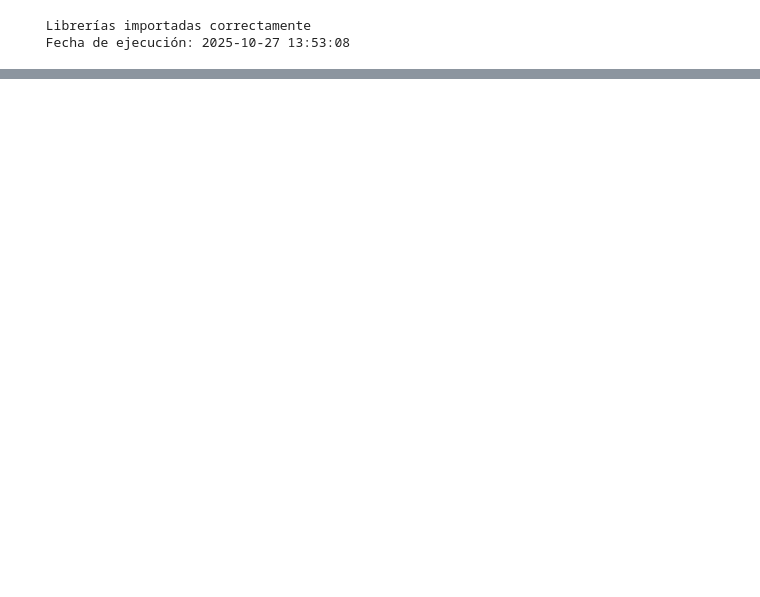
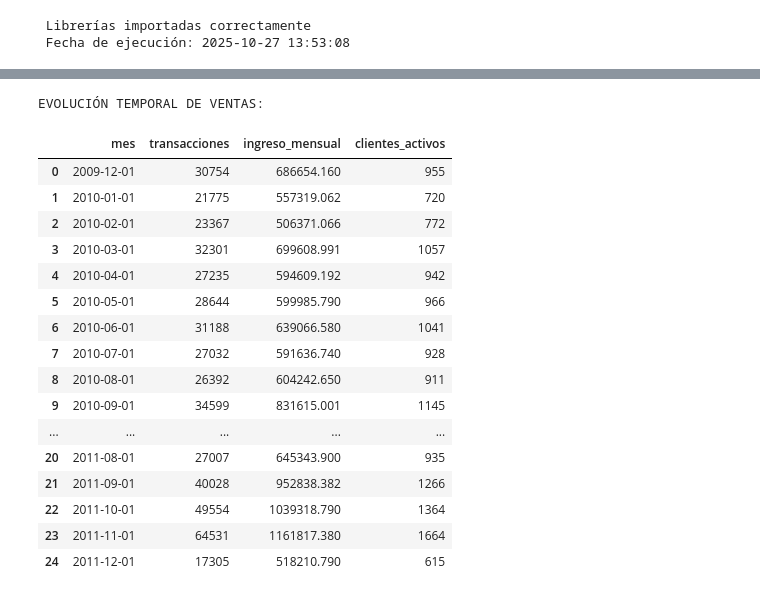
Before and after one commit to oyar23/sql-kpi-engine, a Jupyter notebook: notebooks/01_exploracion_datos.ipynb, the cells around one changed output, grey strips where cells are left out. Saved outputs shown, nothing was run; the diff lists cells and outputs as text; code cells hidden in the pictures; blank space fills up the shorter version.

```diff
--- a/notebooks/01_exploracion_datos.ipynb
+++ b/notebooks/01_exploracion_datos.ipynb
@@ -26,0 +182,25 @@ FileNotFoundError: [Errno 2] No such file or directory: './data/online_retail_II
+# %%
+print("CONFIGURANDO DUCKDB PARA ANÁLISIS SQL")
+print("=" * 50)
+
+# Crear conexión DuckDB
+con = duckdb.connect()
+
+# Registrar DataFrame limpio como tabla SQL
+con.register('ventas', df_clean)
+
+print("Conexión DuckDB establecida")
+print("Tabla 'ventas' registrada para consultas SQL")
+
+# Probar con consulta básica
+result = con.execute("""
+    SELECT
+        COUNT(*) as total_filas,
+        COUNT(DISTINCT "Customer ID") as clientes_unicos,
+        MIN(InvoiceDate) as fecha_inicio,
+        MAX(InvoiceDate) as fecha_fin,
+        SUM(Total_Revenue) as ingreso_total
+    FROM ventas
+""").fetchdf()
+
+display(result)
@@ -26,0 +259,33 @@ FileNotFoundError: [Errno 2] No such file or directory: './data/online_retail_II
+# %%
+# Evolución temporal de ventas
+print("EVOLUCIÓN TEMPORAL DE VENTAS:")
+ventas_mensuales = con.execute("""
+    SELECT
+        DATE_TRUNC('month', CAST(InvoiceDate AS DATE)) as mes,
+        COUNT(*) as transacciones,
+        SUM(Total_Revenue) as ingreso_mensual,
+        COUNT(DISTINCT "Customer ID") as clientes_activos
+    FROM ventas
+    GROUP BY mes
+    ORDER BY mes
+""").fetchdf()
+display(ventas_mensuales)
+# %% [output]
+EVOLUCIÓN TEMPORAL DE VENTAS:
+|  | mes | transacciones | ingreso_mensual | clientes_activos |
+| 0 | 2009-12-01 | 30754 | 686654.160 | 955 |
+| 1 | 2010-01-01 | 21775 | 557319.062 | 720 |
+| 2 | 2010-02-01 | 23367 | 506371.066 | 772 |
+| 3 | 2010-03-01 | 32301 | 699608.991 | 1057 |
+| 4 | 2010-04-01 | 27235 | 594609.192 | 942 |
+| 5 | 2010-05-01 | 28644 | 599985.790 | 966 |
+| 6 | 2010-06-01 | 31188 | 639066.580 | 1041 |
+| 7 | 2010-07-01 | 27032 | 591636.740 | 928 |
+| 8 | 2010-08-01 | 26392 | 604242.650 | 911 |
+| 9 | 2010-09-01 | 34599 | 831615.001 | 1145 |
+| ... | ... | ... | ... | ... |
+| 20 | 2011-08-01 | 27007 | 645343.900 | 935 |
+| 21 | 2011-09-01 | 40028 | 952838.382 | 1266 |
+| 22 | 2011-10-01 | 49554 | 1039318.790 | 1364 |
+| 23 | 2011-11-01 | 64531 | 1161817.380 | 1664 |
+| 24 | 2011-12-01 | 17305 | 518210.790 | 615 |
```
Also changed, not shown: parts of 12 cells of this notebook.
